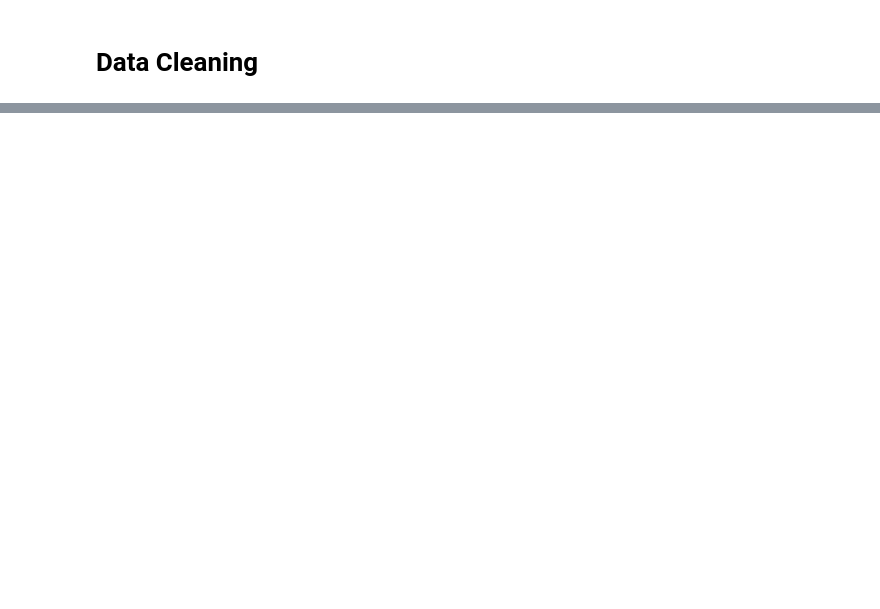
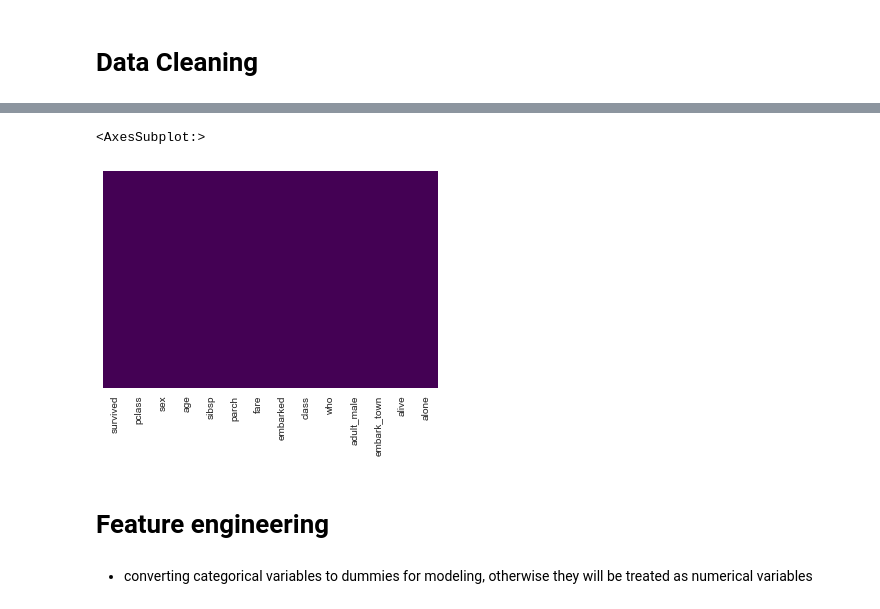
Before and after one commit to usmanjavaid227/Digi-Pakistan, a Jupyter notebook: section7_logisticRegression_Classification_metrics/logistic_regression.ipynb, the cells around one changed output, grey strips where cells are left out. Drawn from its saved outputs; the diff is of its cells as text; code cells hidden in the pictures; blank space fills up the shorter version.

Commit message:
model logisting regression

```diff
--- a/section7_logisticRegression_Classification_metrics/logistic_regression.ipynb
+++ b/section7_logisticRegression_Classification_metrics/logistic_regression.ipynb
@@ -81,0 +130,9 @@ df['age'].hist(bins=30,color='darkred',alpha=0.7)
+# %%
+sns.heatmap(df.isnull(),yticklabels=False,cbar=False,cmap='viridis')
+# %% [output]
+<AxesSubplot:>
+[figure, added]
+# %% [markdown]
+# **Feature engineering**
+# %% [markdown]
+- converting categorical variables to dummies for modeling, otherwise they will be treated as numerical variables
```
Also changed, not shown: parts of 31 cells of this notebook.
